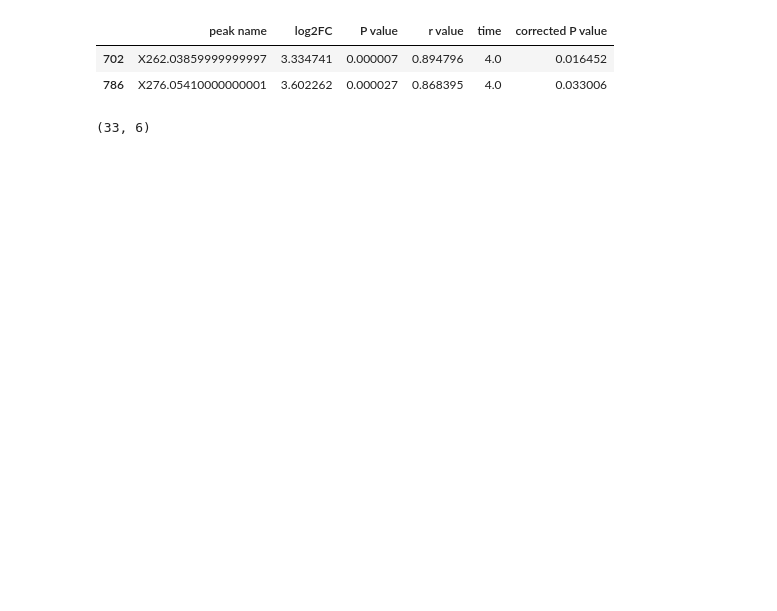
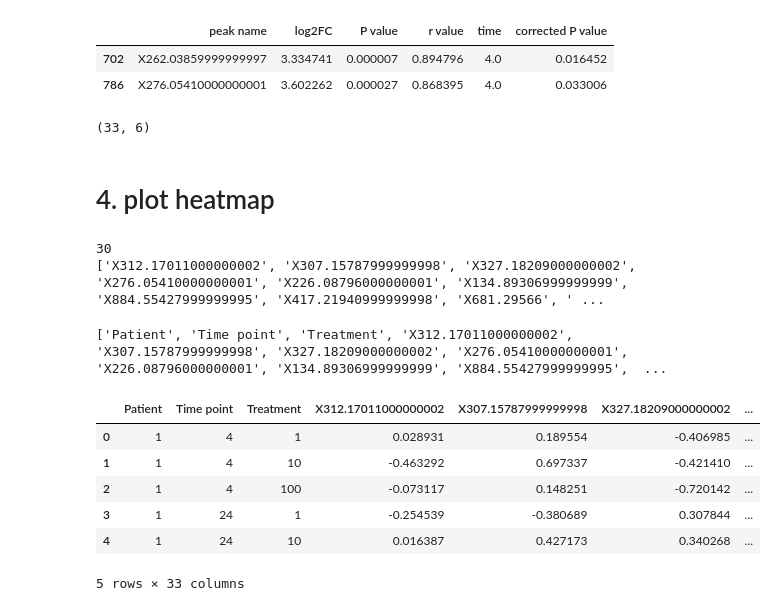
Before and after one commit to adelomana/HUVECs, a Jupyter notebook: Fig.4.untargeted/patient-specific/patient_specific_dose_responders.ipynb, the cells around one changed output. Saved outputs shown, nothing was run; the diff lists cells and outputs as text; code cells hidden in the pictures; blank space fills up the shorter version.

```diff
--- a/Fig.4.untargeted/patient-specific/patient_specific_dose_responders.ipynb
+++ b/Fig.4.untargeted/patient-specific/patient_specific_dose_responders.ipynb
@@ -207,5 +212,26 @@ print(correlations_df[correlations_df['P value'] < 0.05].shape)
+# %% [markdown]
+# 4. plot heatmap
 # %%
-### retention time
-rtfile = '/home/adrian/gd15/hi/research/huvec/data/untargetted/annotation/AllBatches_ACID_NEG_ROSA_XCMS.xlsx'
-rtinfo = pandas.read_excel(rtfile)
-rtinfo.head()
+dose_responders = list(set(correlations_df[correlations_df['P value'] < 0.05]['peak name'].to_list()))
+print(len(dose_responders))
+print(dose_responders[:20])
+# %% [output]
+30
+['X312.17011000000002', 'X307.15787999999998', 'X327.18209000000002', 'X276.05410000000001', 'X226.08796000000001', 'X134.89306999999999', 'X884.55427999999995', 'X417.21940999999998', 'X681.29566', ' ...
+# %%
+chunk = ['Patient', 'Time point', 'Treatment']
+for element in dose_responders:
+    chunk.append(element)
+print(chunk)
+
+sub = df[chunk]
+sub.head()
+# %% [output]
+['Patient', 'Time point', 'Treatment', 'X312.17011000000002', 'X307.15787999999998', 'X327.18209000000002', 'X276.05410000000001', 'X226.08796000000001', 'X134.89306999999999', 'X884.55427999999995',  ...
+|  | Patient | Time point | Treatment | X312.17011000000002 | X307.15787999999998 | X327.18209000000002 | ... |
+| 0 | 1 | 4 | 1 | 0.028931 | 0.189554 | -0.406985 | ... |
+| 1 | 1 | 4 | 10 | -0.463292 | 0.697337 | -0.421410 | ... |
+| 2 | 1 | 4 | 100 | -0.073117 | 0.148251 | -0.720142 | ... |
+| 3 | 1 | 24 | 1 | -0.254539 | -0.380689 | 0.307844 | ... |
+| 4 | 1 | 24 | 10 | 0.016387 | 0.427173 | 0.340268 | ... |
+5 rows × 33 columns
```
Also changed, not shown: parts of 7 cells of this notebook.
